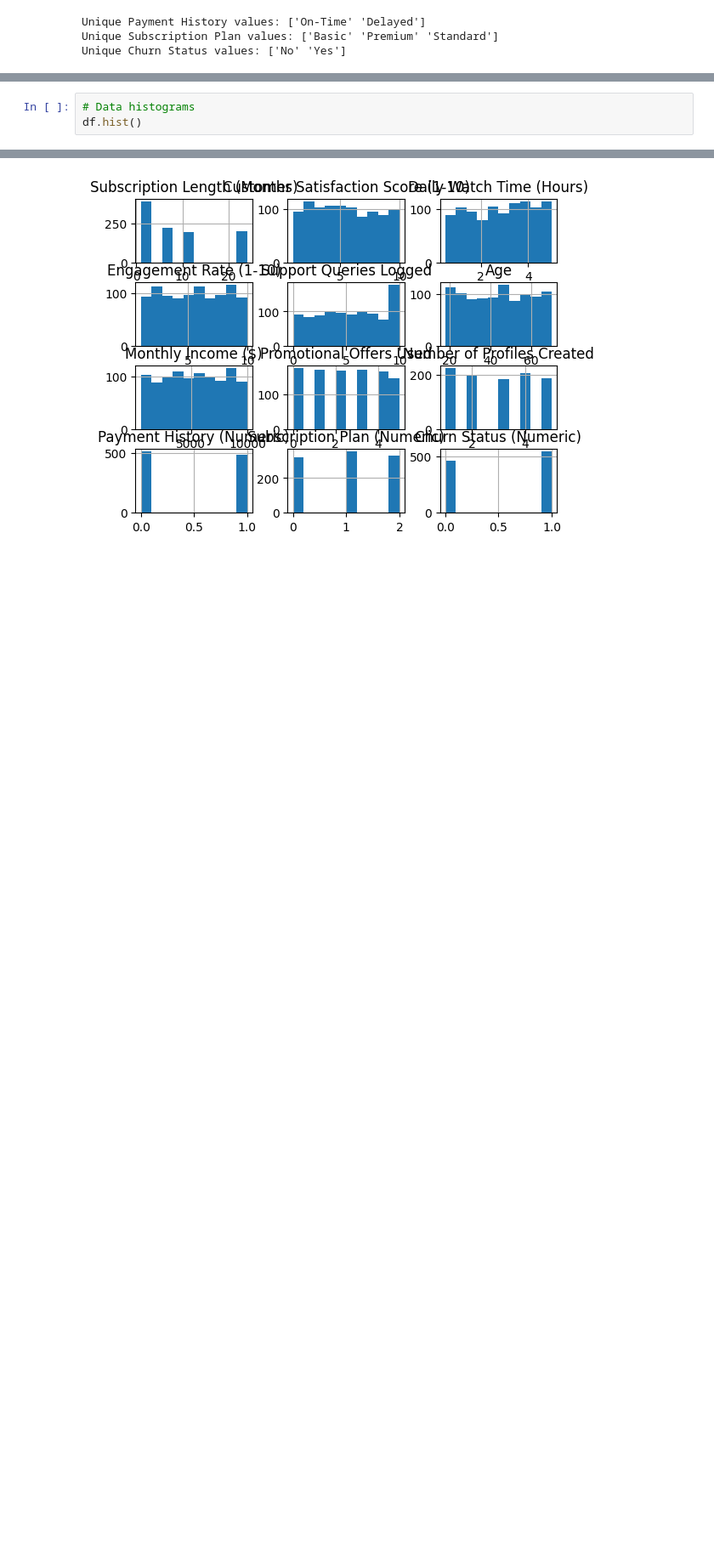
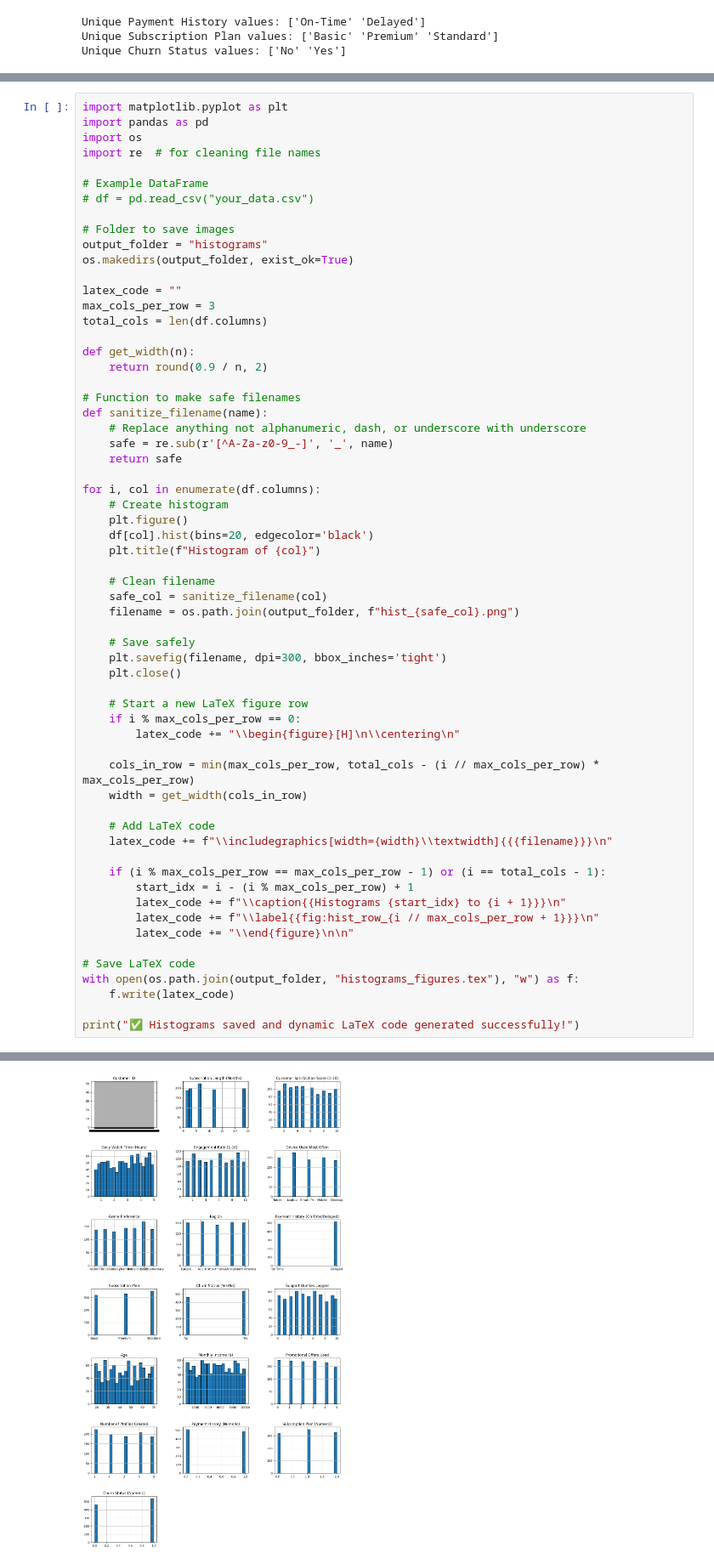
Before and after one commit to sapapesh/Netflix_Customer_Churn, a Jupyter notebook: notebooks/netflix.ipynb, the cells around one changed output, grey strips where cells are left out. Shown: that part at 85% size. Cells and saved outputs as stored; diff of their text form; blank space fills up the shorter version.

Commit message:
histograms

```diff
--- a/notebooks/netflix.ipynb
+++ b/notebooks/netflix.ipynb
@@ -160,6 +163,64 @@ print(df[['Churn Status (Yes/No)', 'Churn Status (Numeric)']].head())
 3                    No                       0
 4                   Yes                       1
 # %%
-# Data histograms
-df.hist()
+import matplotlib.pyplot as plt
+import pandas as pd
+import os
+import re  # for cleaning file names
+
+# Example DataFrame
+# df = pd.read_csv("your_data.csv")
+
+# Folder to save images
+output_folder = "histograms"
+os.makedirs(output_folder, exist_ok=True)
+
+latex_code = ""
+max_cols_per_row = 3
+total_cols = len(df.columns)
+
+def get_width(n):
+    return round(0.9 / n, 2)
+
+# Function to make safe filenames
+def sanitize_filename(name):
+    # Replace anything not alphanumeric, dash, or underscore with underscore
+    safe = re.sub(r'[^A-Za-z0-9_-]', '_', name)
+    return safe
+
+for i, col in enumerate(df.columns):
+    # Create histogram
+    plt.figure()
+    df[col].hist(bins=20, edgecolor='black')
+    plt.title(f"Histogram of {col}")
+
+    # Clean filename
+    safe_col = sanitize_filename(col)
+    filename = os.path.join(output_folder, f"hist_{safe_col}.png")
+
+    # Save safely
+    plt.savefig(filename, dpi=300, bbox_inches='tight')
+    plt.close()
+
+    # Start a new LaTeX figure row
+    if i % max_cols_per_row == 0:
+        latex_code += "\\begin{figure}[H]\n\\centering\n"
+
+    cols_in_row = min(max_cols_per_row, total_cols - (i // max_cols_per_row) * max_cols_per_row)
+    width = get_width(cols_in_row)
+
+    # Add LaTeX code
+    latex_code += f"\\includegraphics[width={width}\\textwidth]{{{filename}}}\n"
+
+    if (i % max_cols_per_row == max_cols_per_row - 1) or (i == total_cols - 1):
+        start_idx = i - (i % max_cols_per_row) + 1
+        latex_code += f"\\caption{{Histograms {start_idx} to {i + 1}}}\n"
+        latex_code += f"\\label{{fig:hist_row_{i // max_cols_per_row + 1}}}\n"
+        latex_code += "\\end{figure}\n\n"
+
+# Save LaTeX code
+with open(os.path.join(output_folder, "histograms_figures.tex"), "w") as f:
+    f.write(latex_code)
+
+print("✅ Histograms saved and dynamic LaTeX code generated successfully!")
 # %% [output]
@@ -178 +227 @@ array([[<Axes: title={'center': 'Subscription Length (Months)'}>,
-[figure, old version]
+[figure, new version]
```
Also changed, not shown: parts of 3 cells of this notebook, 27 other files.
